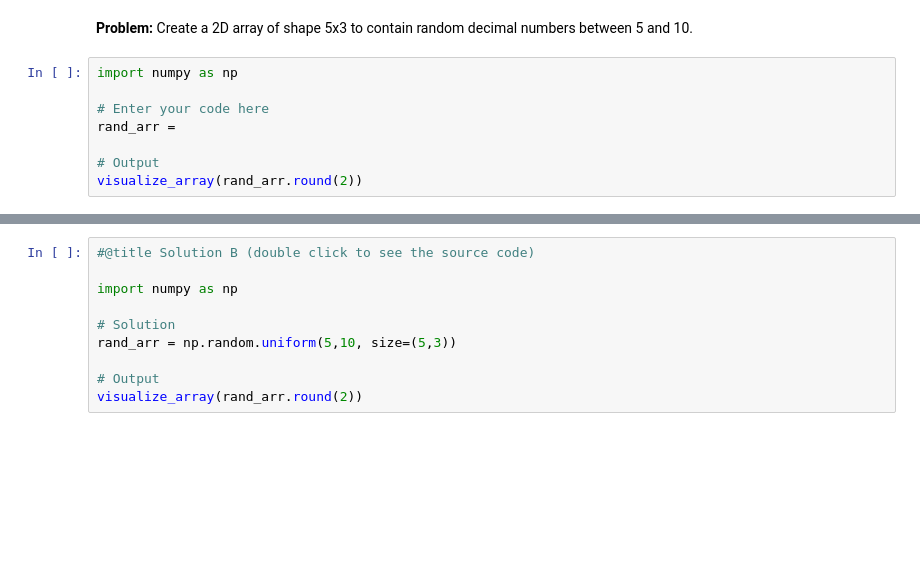
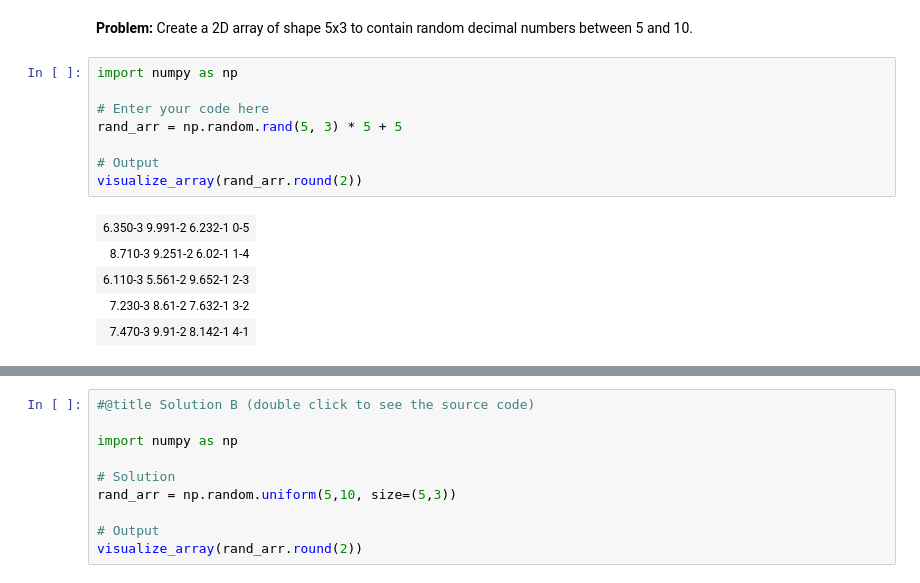
Before and after one commit to batiukmaks/Machine-Learning-Labs, a Jupyter notebook: labs/lab-1/workbook_numpy_arrays.ipynb, the cells around one changed output, grey strips where cells are left out. Drawn from its saved outputs; the diff is of its cells as text; blank space fills up the shorter version.

```diff
--- a/labs/lab-1/workbook_numpy_arrays.ipynb
+++ b/labs/lab-1/workbook_numpy_arrays.ipynb
@@ -1364,11 +1408,17 @@ Create a 2D array of shape 5x3 to contain random decimal numbers between 5 and 1
 # %%
 import numpy as np
 
 # Enter your code here
-rand_arr =
+rand_arr = np.random.rand(5, 3) * 5 + 5
 
 # Output
 visualize_array(rand_arr.round(2))
+# %% [output]
+| 6.350-3 9.991-2 6.232-1 0-5 |
+| 8.710-3 9.251-2 6.02-1 1-4 |
+| 6.110-3 5.561-2 9.652-1 2-3 |
+| 7.230-3 8.61-2 7.632-1 3-2 |
+| 7.470-3 9.91-2 8.142-1 4-1 |
 # %%
 #@title Solution A (double click to see the source code)
 
```
Also changed, not shown: parts of 33 cells of this notebook.
